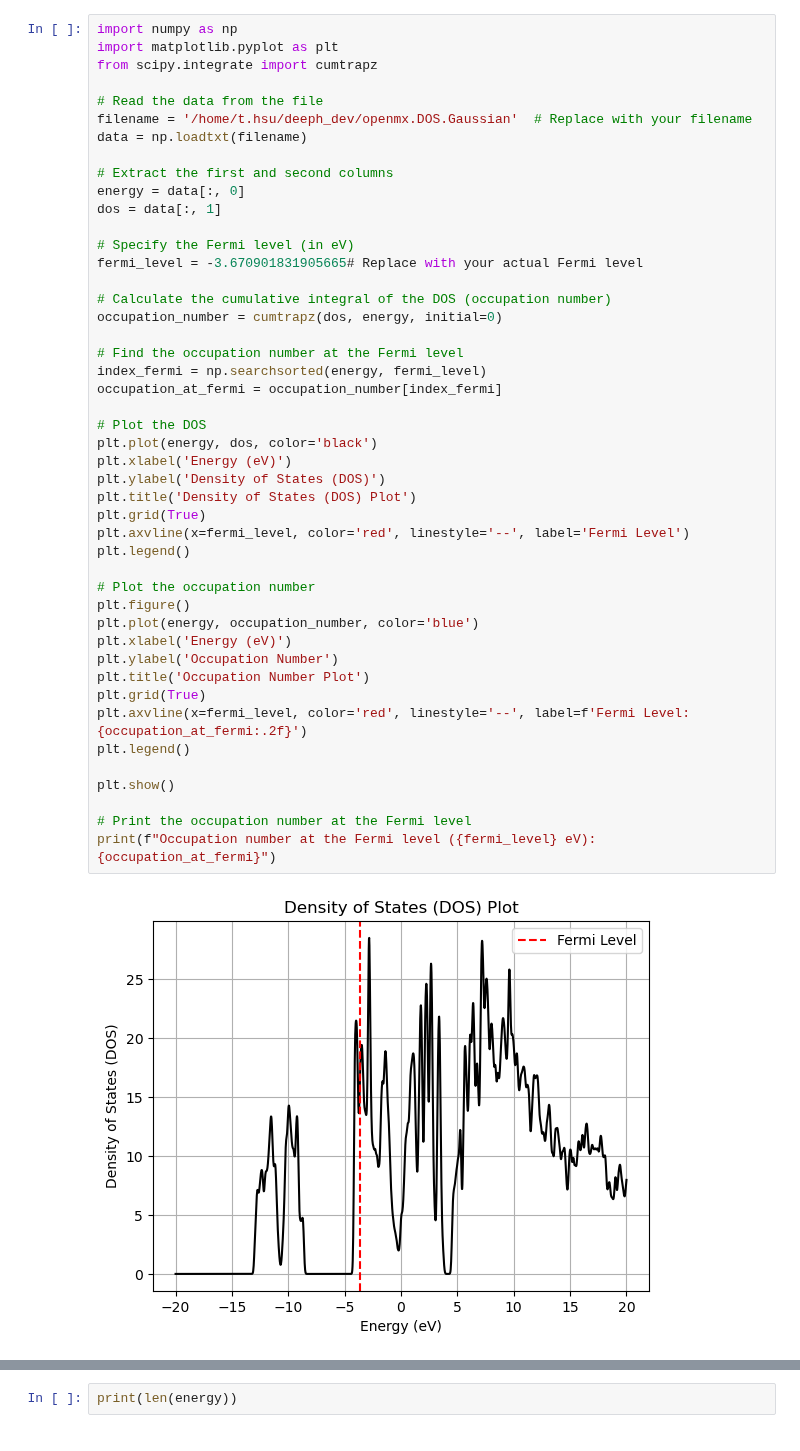
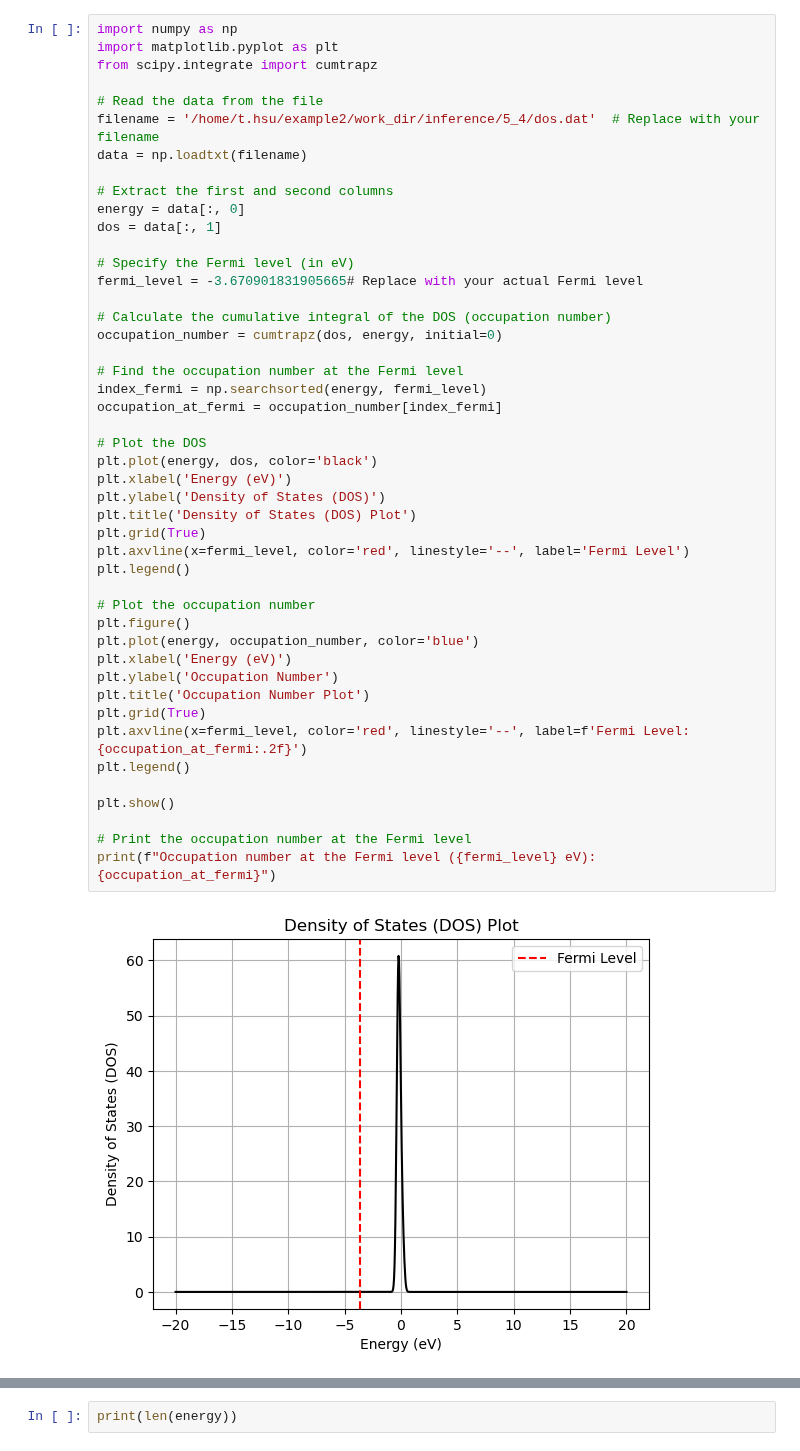
Before and after one commit to AngusHsuPhys/deeph_dev, a Jupyter notebook: DOS_plot.ipynb, the cells around one changed output, grey strips where cells are left out. Drawn from its saved outputs; the diff is of its cells as text.

```diff
--- a/DOS_plot.ipynb
+++ b/DOS_plot.ipynb
@@ -4,7 +4,7 @@ import matplotlib.pyplot as plt
 from scipy.integrate import cumtrapz
 
 # Read the data from the file
-filename = '/home/t.hsu/deeph_dev/openmx.DOS.Gaussian'  # Replace with your filename
+filename = '/home/t.hsu/example2/work_dir/inference/5_4/dos.dat'  # Replace with your filename
 data = np.loadtxt(filename)
 
 # Extract the first and second columns
@@ -18,31 +18,31 @@ fermi_level = -3.670901831905665# Replace with your actual Fermi level
 occupation_number = cumtrapz(dos, energy, initial=0)
 
 # Find the occupation number at the Fermi level
 index_fermi = np.searchsorted(energy, fermi_level)
 occupation_at_fermi = occupation_number[index_fermi]
 
 # Plot the DOS
 plt.plot(energy, dos, color='black')
 plt.xlabel('Energy (eV)')
 plt.ylabel('Density of States (DOS)')
 plt.title('Density of States (DOS) Plot')
 plt.grid(True)
 plt.axvline(x=fermi_level, color='red', linestyle='--', label='Fermi Level')
 plt.legend()
 
 # Plot the occupation number
 plt.figure()
 plt.plot(energy, occupation_number, color='blue')
 plt.xlabel('Energy (eV)')
 plt.ylabel('Occupation Number')
 plt.title('Occupation Number Plot')
 plt.grid(True)
 plt.axvline(x=fermi_level, color='red', linestyle='--', label=f'Fermi Level: {occupation_at_fermi:.2f}')
 plt.legend()
 
 plt.show()
 
 # Print the occupation number at the Fermi level
 print(f"Occupation number at the Fermi level ({fermi_level} eV): {occupation_at_fermi}")
 # %% [output]
-[figure, old version]
+[figure, new version]
```
Also changed, not shown: parts of 5 cells of this notebook, 3 other files.
